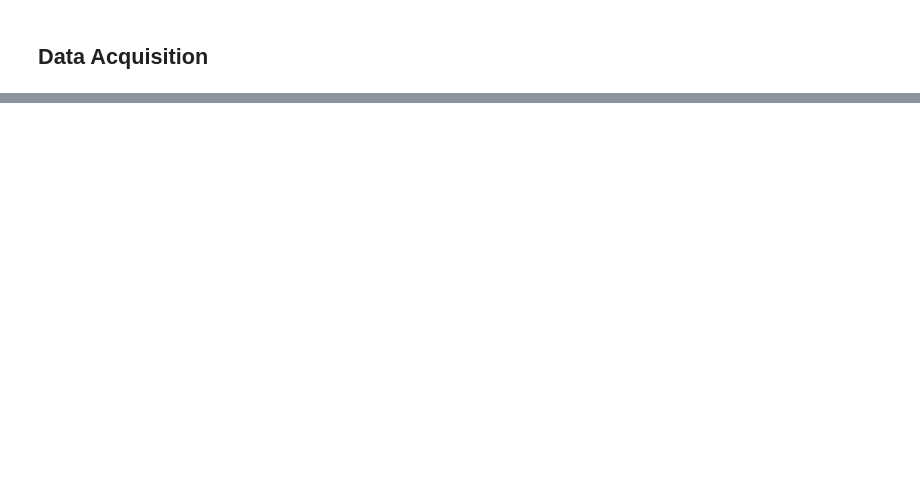
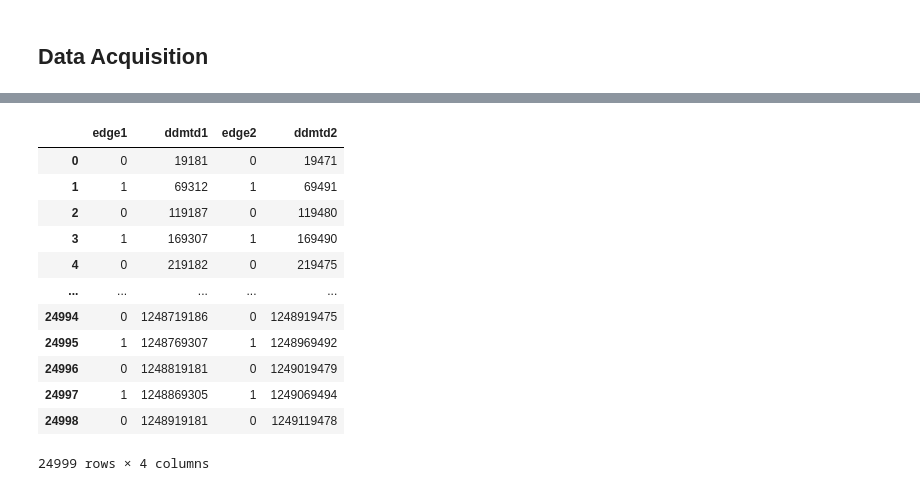
Before and after one commit to zachariaheberle/dcps3_toolkit, a Jupyter notebook: analysis/2022_12_04_bcp_test1.ipynb, the cells around one changed output, grey strips where cells are left out. Saved outputs shown, nothing was run; the diff lists cells and outputs as text; code cells hidden in the pictures; blank space fills up the shorter version.

```diff
--- a/analysis/2022_12_04_bcp_test1.ipynb
+++ b/analysis/2022_12_04_bcp_test1.ipynb
@@ -140,0 +155,16 @@ Done Compiling CheckFirmware
+# %%
+df
+# %% [output]
+|  | edge1 | ddmtd1 | edge2 | ddmtd2 |
+| 0 | 0 | 19181 | 0 | 19471 |
+| 1 | 1 | 69312 | 1 | 69491 |
+| 2 | 0 | 119187 | 0 | 119480 |
+| 3 | 1 | 169307 | 1 | 169490 |
+| 4 | 0 | 219182 | 0 | 219475 |
+| ... | ... | ... | ... | ... |
+| 24994 | 0 | 1248719186 | 0 | 1248919475 |
+| 24995 | 1 | 1248769307 | 1 | 1248969492 |
+| 24996 | 0 | 1248819181 | 0 | 1249019479 |
+| 24997 | 1 | 1248869305 | 1 | 1249069494 |
+| 24998 | 0 | 1248919181 | 0 | 1249119478 |
+24999 rows × 4 columns
```
Also changed, not shown: parts of 10 cells of this notebook, 6 other files.
